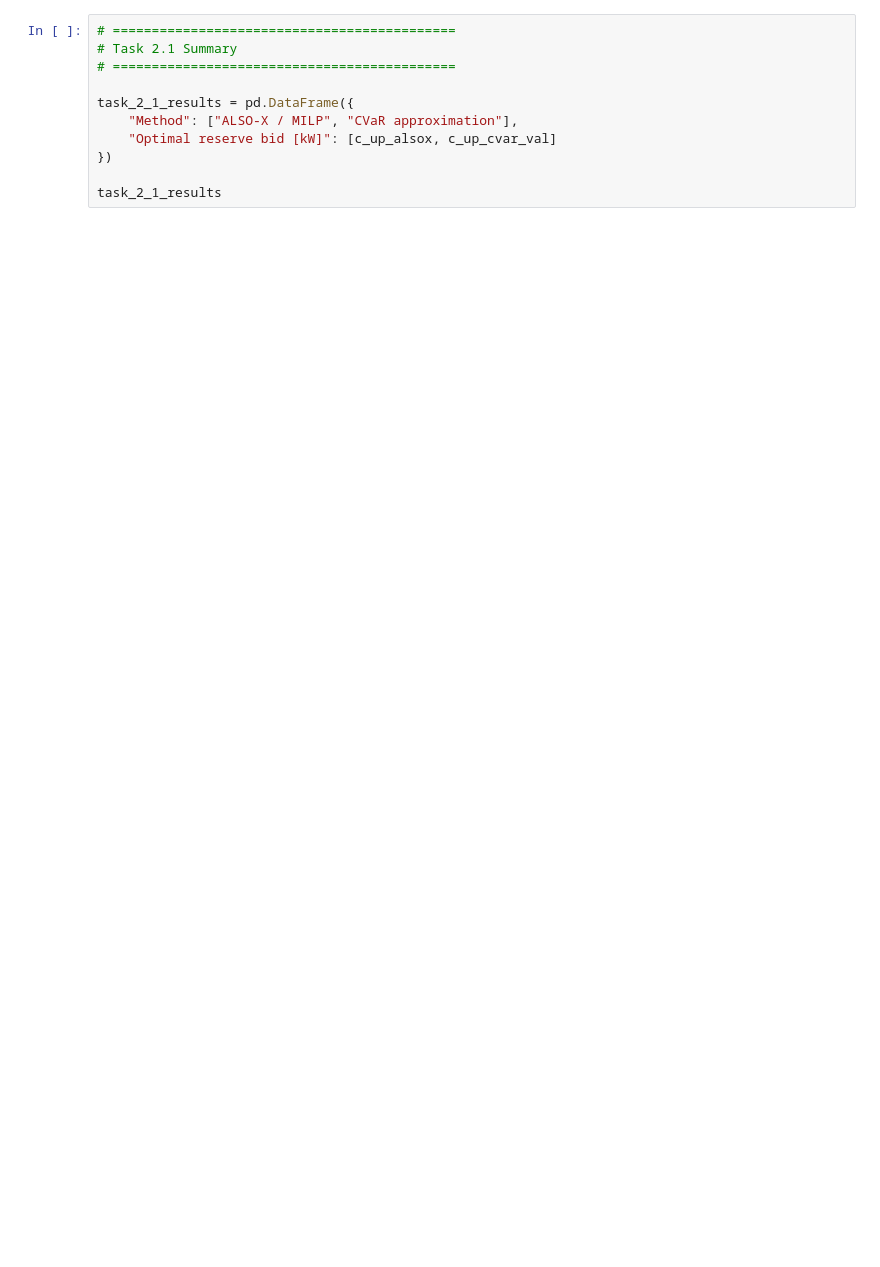
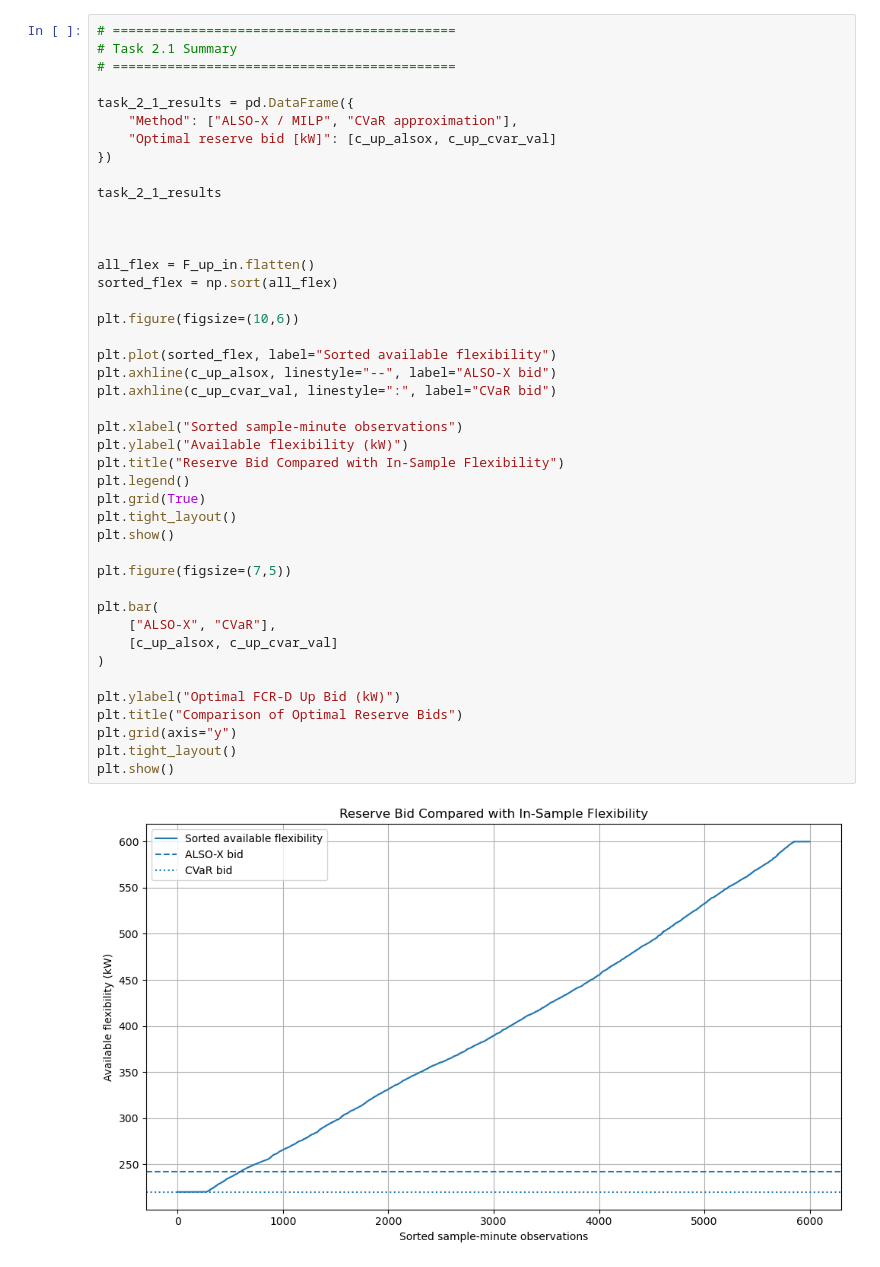
Before and after one commit to KonstantinosKountras/46755-offering-strategy_Asgn2, a Jupyter notebook: notebooks/Task2-1_OfferingStrategyP90.ipynb, the cells around one changed output. Cells and saved outputs as stored; diff of their text form; blank space fills up the shorter version.

```diff
--- a/notebooks/Task2-1_OfferingStrategyP90.ipynb
+++ b/notebooks/Task2-1_OfferingStrategyP90.ipynb
@@ -113,11 +230,45 @@ GurobiError: Model too large for size-limited license; visit https://gurobi.com/
 # %%
 # ============================================
 # Task 2.1 Summary
 # ============================================
 
 task_2_1_results = pd.DataFrame({
     "Method": ["ALSO-X / MILP", "CVaR approximation"],
     "Optimal reserve bid [kW]": [c_up_alsox, c_up_cvar_val]
 })
 
 task_2_1_results
+
+
+
+all_flex = F_up_in.flatten()
+sorted_flex = np.sort(all_flex)
+
+plt.figure(figsize=(10,6))
+
+plt.plot(sorted_flex, label="Sorted available flexibility")
+plt.axhline(c_up_alsox, linestyle="--", label="ALSO-X bid")
+plt.axhline(c_up_cvar_val, linestyle=":", label="CVaR bid")
+
+plt.xlabel("Sorted sample-minute observations")
+plt.ylabel("Available flexibility (kW)")
+plt.title("Reserve Bid Compared with In-Sample Flexibility")
+plt.legend()
+plt.grid(True)
+plt.tight_layout()
+plt.show()
+
+plt.figure(figsize=(7,5))
+
+plt.bar(
+    ["ALSO-X", "CVaR"],
+    [c_up_alsox, c_up_cvar_val]
+)
+
+plt.ylabel("Optimal FCR-D Up Bid (kW)")
+plt.title("Comparison of Optimal Reserve Bids")
+plt.grid(axis="y")
+plt.tight_layout()
+plt.show()
+# %% [output]
+[figure, added]
```
Also changed, not shown: parts of 8 cells of this notebook.
